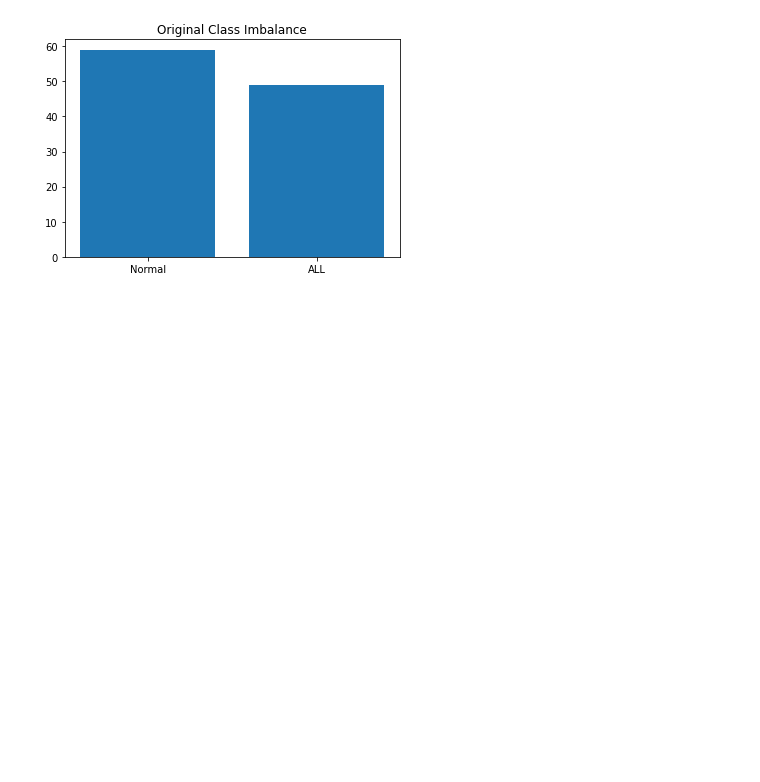
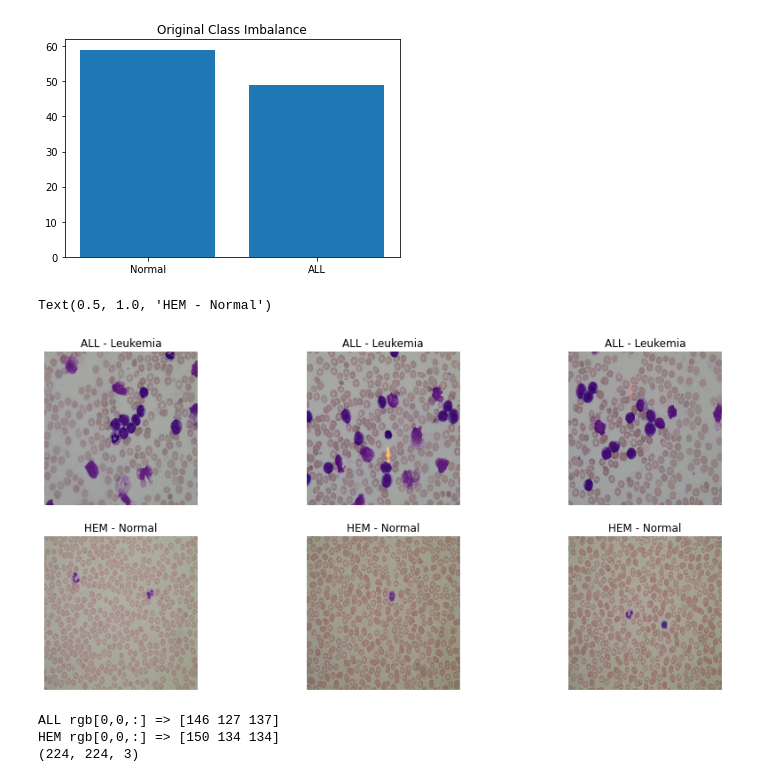
Before and after one commit to vicky-getova/FYP, a Jupyter notebook: ConnectingData.ipynb, the cells around one changed output. Cells and saved outputs as stored; diff of their text form; code cells hidden in the pictures; blank space fills up the shorter version.

```diff
--- a/ConnectingData.ipynb
+++ b/ConnectingData.ipynb
@@ -204,3 +185,66 @@ plt.title('Original Class Imbalance')
 plt.show()
 # %% [output]
 [figure]
+# %%
+# Set figure
+rows = 2
+columns = 3
+fig = plt.figure(figsize=(15, 7))
+
+# Adds a subplot at the 1st position
+fig.add_subplot(rows, columns, 1)
+
+# im1
+plt.imshow(ALL_list[0])
+plt.axis('off')
+plt.title('ALL - Leukemia')
+
+# Adds a subplot at the 2nd position
+fig.add_subplot(rows, columns, 2)
+
+# im2
+plt.imshow(ALL_list[1])
+plt.axis('off')
+plt.title('ALL - Leukemia')
+
+# Adds a subplot at the 3rd position
+fig.add_subplot(rows, columns, 3)
+
+# im3
+plt.imshow(ALL_list[2])
+plt.axis('off')
+plt.title('ALL - Leukemia')
+
+# Adds a subplot at the 4th position
+fig.add_subplot(rows, columns, 4)
+
+# im4
+plt.imshow(healthy_list[0])
+plt.axis('off')
+plt.title('HEM - Normal')
+
+# Adds a subplot at the 5th position
+fig.add_subplot(rows, columns, 5)
+
+#im4
+plt.imshow(healthy_list[1])
+plt.axis('off')
+plt.title('HEM - Normal')
+
+# Adds a subplot at the 6th position
+fig.add_subplot(rows, columns, 6)
+
+#im6
+plt.imshow(healthy_list[2])
+plt.axis('off')
+plt.title('HEM - Normal')
+# %% [output]
+Text(0.5, 1.0, 'HEM - Normal')
+[figure, added]
+# %%
+print('ALL rgb[0,0,:] => '+str(ALL_list[0][0,0,:]))
+print('HEM rgb[0,0,:] => '+str(healthy_list[0][0,0,:]))
+# %% [output]
+ALL rgb[0,0,:] => [146 127 137]
+HEM rgb[0,0,:] => [150 134 134]
+(224, 224, 3)
```
Also changed, not shown: parts of 32 cells of this notebook.
